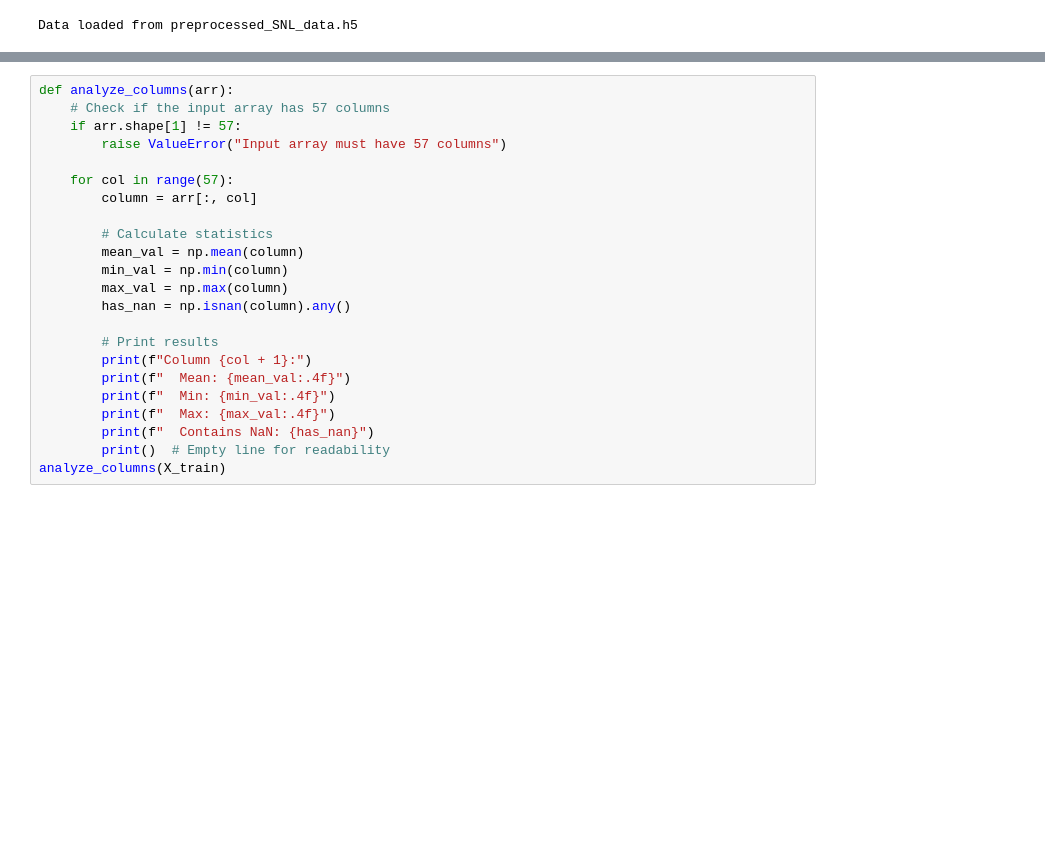
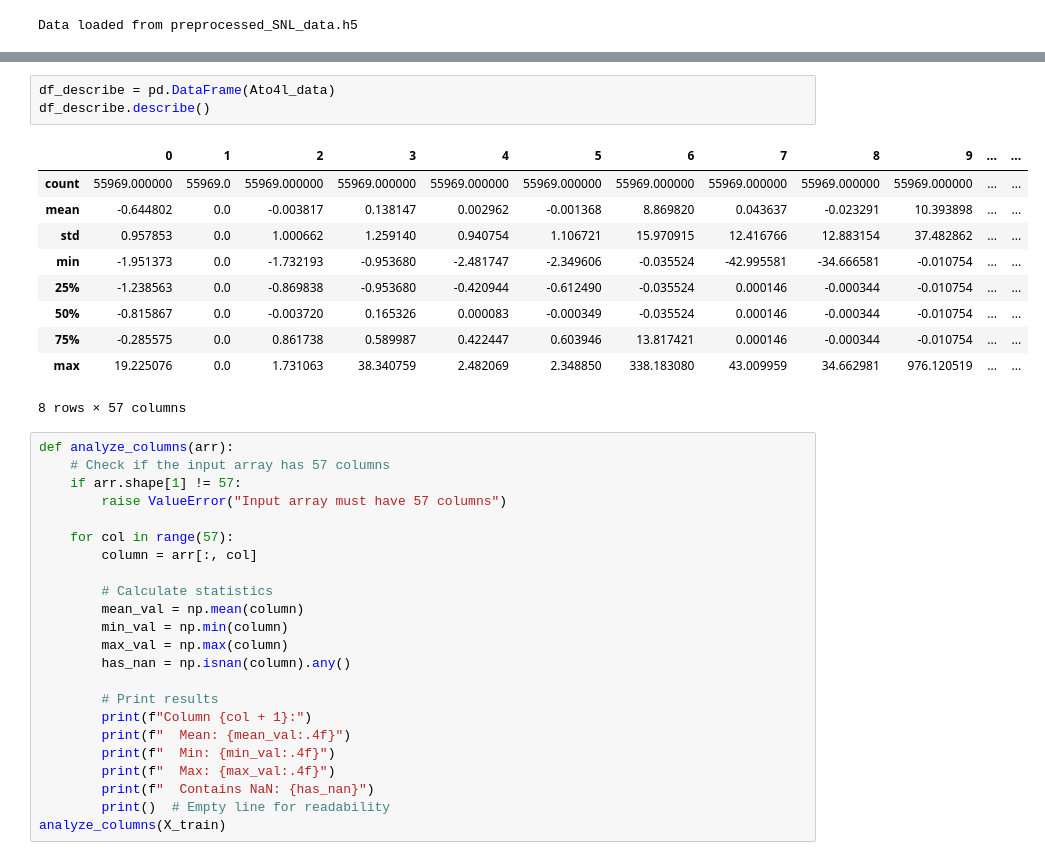
Before and after one commit to Kenny-Jia/ToyVAE, a Jupyter notebook: software_dev/Notebooks/SNL_GAN_Trainer_Vsmall_best.ipynb, the cells around one changed output, grey strips where cells are left out. Cells and saved outputs as stored; diff of their text form; blank space fills up the shorter version.

```diff
--- a/software_dev/Notebooks/SNL_GAN_Trainer_Vsmall_best.ipynb
+++ b/software_dev/Notebooks/SNL_GAN_Trainer_Vsmall_best.ipynb
@@ -47,3 +77,17 @@ Data loaded from preprocessed_SNL_data.h5
+# %%
+df_describe = pd.DataFrame(Ato4l_data)
+df_describe.describe()
+# %% [output]
+|  | 0 | 1 | 2 | 3 | 4 | 5 | 6 | 7 | 8 | 9 | ... | ... |
+| count | 55969.000000 | 55969.0 | 55969.000000 | 55969.000000 | 55969.000000 | 55969.000000 | 55969.000000 | 55969.000000 | 55969.000000 | 55969.000000 | ... | ... |
+| mean | -0.644802 | 0.0 | -0.003817 | 0.138147 | 0.002962 | -0.001368 | 8.869820 | 0.043637 | -0.023291 | 10.393898 | ... | ... |
+| std | 0.957853 | 0.0 | 1.000662 | 1.259140 | 0.940754 | 1.106721 | 15.970915 | 12.416766 | 12.883154 | 37.482862 | ... | ... |
+| min | -1.951373 | 0.0 | -1.732193 | -0.953680 | -2.481747 | -2.349606 | -0.035524 | -42.995581 | -34.666581 | -0.010754 | ... | ... |
+| 25% | -1.238563 | 0.0 | -0.869838 | -0.953680 | -0.420944 | -0.612490 | -0.035524 | 0.000146 | -0.000344 | -0.010754 | ... | ... |
+| 50% | -0.815867 | 0.0 | -0.003720 | 0.165326 | 0.000083 | -0.000349 | -0.035524 | 0.000146 | -0.000344 | -0.010754 | ... | ... |
+| 75% | -0.285575 | 0.0 | 0.861738 | 0.589987 | 0.422447 | 0.603946 | 13.817421 | 0.000146 | -0.000344 | -0.010754 | ... | ... |
+| max | 19.225076 | 0.0 | 1.731063 | 38.340759 | 2.482069 | 2.348850 | 338.183080 | 43.009959 | 34.662981 | 976.120519 | ... | ... |
+8 rows × 57 columns
 # %%
 def analyze_columns(arr):
     # Check if the input array has 57 columns
```
Also changed, not shown: parts of 9 cells of this notebook, 4 other files.
